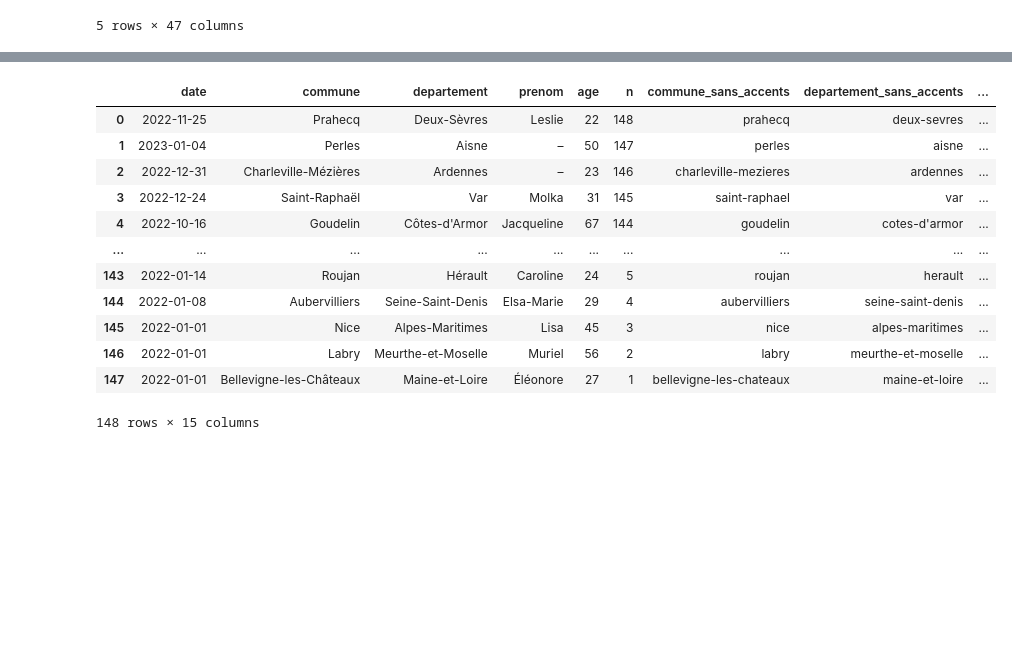
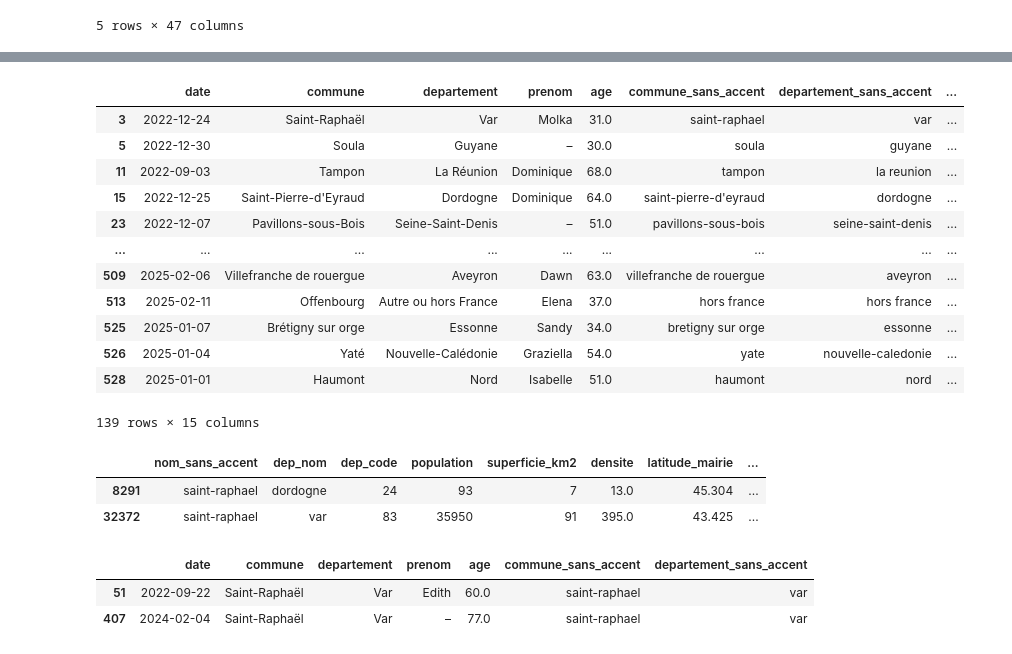
Before and after one commit to Guillaume-BR/feminicide, a Jupyter notebook: notebooks/explore.ipynb, the cells around one changed output, grey strips where cells are left out. Saved outputs shown, nothing was run; the diff lists cells and outputs as text; code cells hidden in the pictures; blank space fills up the shorter version.

```diff
--- a/notebooks/explore.ipynb
+++ b/notebooks/explore.ipynb
@@ -113,3 +184,3 @@ memory usage: 12.5+ MB
 # %%
 # dans df_commune, récupérer commmune contenant 'Paris'
-df_commune[df_commune['nom_standard'].str.contains('Paris', case=False)]
+df_commune = df_commune[['nom_sans_accent','dep_nom','dep_code','population','superficie_km2','densite','latitude_mairie','longitude_mairie']]
@@ -152,3 +205,3 @@ df_2022[df_2022['commune_sans_accents']=='marseille']
 # %%
-df_commune['nom_sans_accent'] = df_commune['nom_sans_pronom'].str.lower().str.normalize('NFD').str.encode('ascii', errors='ignore').str.decode('utf-8')
-df_commune['dep_sans_accents'] = df_commune['dep_nom'].str.lower().str.normalize('NFD').str.encode('ascii', errors='ignore').str.decode('utf-8')
+df_commune['nom_sans_accent'] = df_commune['nom_sans_accent'].str.lower().str.normalize('NFKD').str.encode('ascii', errors='ignore').str.decode('utf-8')
+df_commune['dep_nom'] = df_commune['dep_nom'].str.lower().str.normalize('NFKD').str.encode('ascii', errors='ignore').str.decode('utf-8')
@@ -198,5 +208,3 @@ Index(['Unnamed: 0', 'code_insee', 'nom_standard', 'nom_sans_pronom', 'nom_a',
-# %%
-df_commune = df_commune[['dep_code','population','densite','latitude_mairie','longitude_mairie','nom_sans_accent','dep_sans_accents']]
 # %%
 df_commune.info()
 # %% [output]
@@ -220,16 +273,29 @@ df_merged = pd.merge(df_2022, df_commune, how='left', left_on=['commune_sans_acc
+# %%
+df_merge_nan = df_merged[df_merged['nom_sans_accent'].isna()]
+df_merge_nan
+# %% [output]
+|  | date | commune | departement | prenom | age | commune_sans_accent | departement_sans_accent | ... |
+| 3 | 2022-12-24 | Saint-Raphaël | Var | Molka | 31.0 | saint-raphael | var | ... |
+| 5 | 2022-12-30 | Soula | Guyane | – | 30.0 | soula | guyane | ... |
+| 11 | 2022-09-03 | Tampon | La Réunion | Dominique | 68.0 | tampon | la reunion | ... |
+| 15 | 2022-12-25 | Saint-Pierre-d'Eyraud | Dordogne | Dominique | 64.0 | saint-pierre-d'eyraud | dordogne | ... |
+| 23 | 2022-12-07 | Pavillons-sous-Bois | Seine-Saint-Denis | – | 51.0 | pavillons-sous-bois | seine-saint-denis | ... |
+| ... | ... | ... | ... | ... | ... | ... | ... | ... |
+| 509 | 2025-02-06 | Villefranche de rouergue | Aveyron | Dawn | 63.0 | villefranche de rouergue | aveyron | ... |
+| 513 | 2025-02-11 | Offenbourg | Autre ou hors France | Elena | 37.0 | hors france | hors france | ... |
+| 525 | 2025-01-07 | Brétigny sur orge | Essonne | Sandy | 34.0 | bretigny sur orge | essonne | ... |
+| 526 | 2025-01-04 | Yaté | Nouvelle-Calédonie | Graziella | 54.0 | yate | nouvelle-caledonie | ... |
+| 528 | 2025-01-01 | Haumont | Nord | Isabelle | 51.0 | haumont | nord | ... |
+139 rows × 15 columns
 # %%
-df_merged
+df_commune[df_commune['nom_sans_accent'].str.contains('saint-raphael')]
 # %% [output]
-|  | date | commune | departement | prenom | age | n | commune_sans_accents | departement_sans_accents | ... |
-| 0 | 2022-11-25 | Prahecq | Deux-Sèvres | Leslie | 22 | 148 | prahecq | deux-sevres | ... |
-| 1 | 2023-01-04 | Perles | Aisne | – | 50 | 147 | perles | aisne | ... |
-| 2 | 2022-12-31 | Charleville-Mézières | Ardennes | – | 23 | 146 | charleville-mezieres | ardennes | ... |
-| 3 | 2022-12-24 | Saint-Raphaël | Var | Molka | 31 | 145 | saint-raphael | var | ... |
-| 4 | 2022-10-16 | Goudelin | Côtes-d'Armor | Jacqueline | 67 | 144 | goudelin | cotes-d'armor | ... |
-| ... | ... | ... | ... | ... | ... | ... | ... | ... | ... |
-| 143 | 2022-01-14 | Roujan | Hérault | Caroline | 24 | 5 | roujan | herault | ... |
-| 144 | 2022-01-08 | Aubervilliers | Seine-Saint-Denis | Elsa-Marie | 29 | 4 | aubervilliers | seine-saint-denis | ... |
-| 145 | 2022-01-01 | Nice | Alpes-Maritimes | Lisa | 45 | 3 | nice | alpes-maritimes | ... |
-| 146 | 2022-01-01 | Labry | Meurthe-et-Moselle | Muriel | 56 | 2 | labry | meurthe-et-moselle | ... |
-| 147 | 2022-01-01 | Bellevigne-les-Châteaux | Maine-et-Loire | Éléonore | 27 | 1 | bellevigne-les-chateaux | maine-et-loire | ... |
+|  | nom_sans_accent | dep_nom | dep_code | population | superficie_km2 | densite | latitude_mairie | ... |
+| 8291 | saint-raphael | dordogne | 24 | 93 | 7 | 13.0 | 45.304 | ... |
+| 32372 | saint-raphael | var | 83 | 35950 | 91 | 395.0 | 43.425 | ... |
-148 rows × 15 columns
+# %%
+df_all[df_all['commune_sans_accent']=='saint-raphael']
+# %% [output]
+|  | date | commune | departement | prenom | age | commune_sans_accent | departement_sans_accent |
+| 51 | 2022-09-22 | Saint-Raphaël | Var | Edith | 60.0 | saint-raphael | var |
+| 407 | 2024-02-04 | Saint-Raphaël | Var | – | 77.0 | saint-raphael | var |
```
Also changed, not shown: parts of 34 cells of this notebook, 5 other files.
